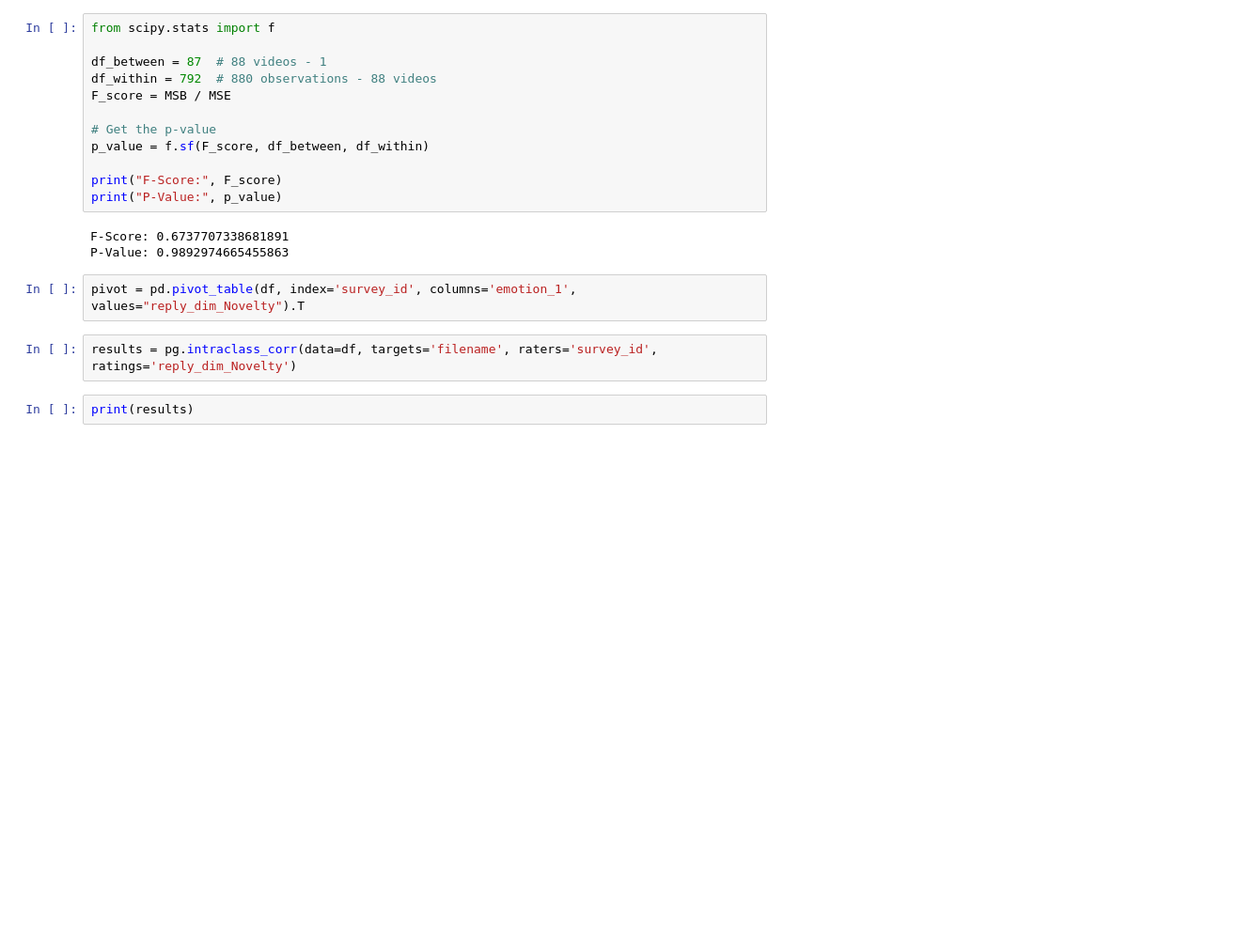
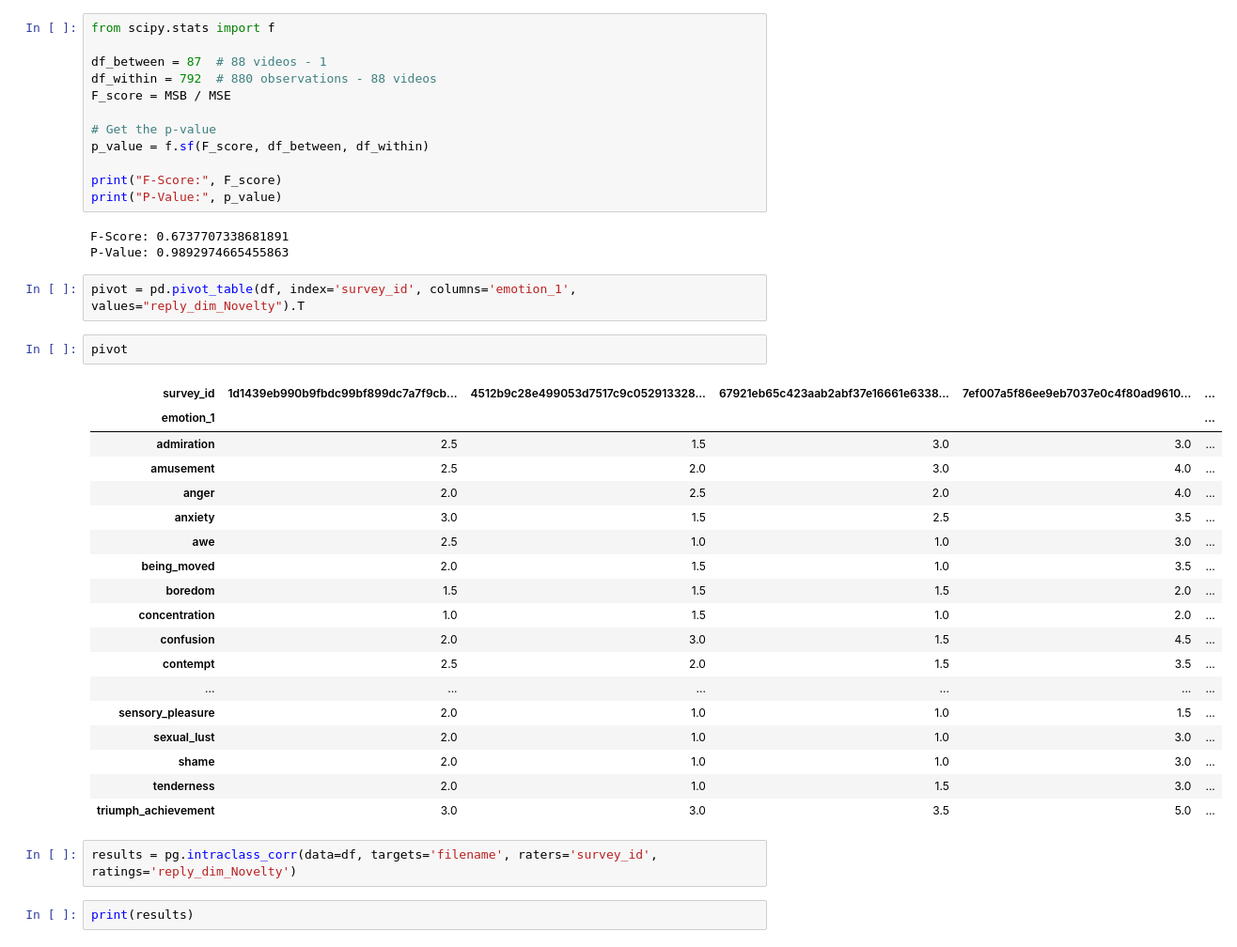
Before and after one commit to timlac/reco-response-analysis, a Jupyter notebook: appraisal/reliability_notebook.ipynb, the cells around one changed output. Shown: that part at 94% size. Drawn from its saved outputs; the diff is of its cells as text; blank space fills up the shorter version.

```diff
--- a/appraisal/reliability_notebook.ipynb
+++ b/appraisal/reliability_notebook.ipynb
@@ -190,6 +192,27 @@ F-Score: 0.6737707338681891
 P-Value: 0.9892974665455863
 # %%
 pivot = pd.pivot_table(df, index='survey_id', columns='emotion_1', values="reply_dim_Novelty").T
+# %%
+pivot
+# %% [output]
+| survey_id | 1d1439eb990b9fbdc99bf899dc7a7f9cb... | 4512b9c28e499053d7517c9c052913328... | 67921eb65c423aab2abf37e16661e6338... | 7ef007a5f86ee9eb7037e0c4f80ad9610... | ... |
+| emotion_1 |  |  |  |  | ... |
+| admiration | 2.5 | 1.5 | 3.0 | 3.0 | ... |
+| amusement | 2.5 | 2.0 | 3.0 | 4.0 | ... |
+| anger | 2.0 | 2.5 | 2.0 | 4.0 | ... |
+| anxiety | 3.0 | 1.5 | 2.5 | 3.5 | ... |
+| awe | 2.5 | 1.0 | 1.0 | 3.0 | ... |
+| being_moved | 2.0 | 1.5 | 1.0 | 3.5 | ... |
+| boredom | 1.5 | 1.5 | 1.5 | 2.0 | ... |
+| concentration | 1.0 | 1.5 | 1.0 | 2.0 | ... |
+| confusion | 2.0 | 3.0 | 1.5 | 4.5 | ... |
+| contempt | 2.5 | 2.0 | 1.5 | 3.5 | ... |
+| ... | ... | ... | ... | ... | ... |
+| sensory_pleasure | 2.0 | 1.0 | 1.0 | 1.5 | ... |
+| sexual_lust | 2.0 | 1.0 | 1.0 | 3.0 | ... |
+| shame | 2.0 | 1.0 | 1.0 | 3.0 | ... |
+| tenderness | 2.0 | 1.0 | 1.5 | 3.0 | ... |
+| triumph_achievement | 3.0 | 3.0 | 3.5 | 5.0 | ... |
 # %%
 results = pg.intraclass_corr(data=df, targets='filename', raters='survey_id', ratings='reply_dim_Novelty')
 # %%
```
Also changed, not shown: parts of 2 cells of this notebook, 1 other file.
